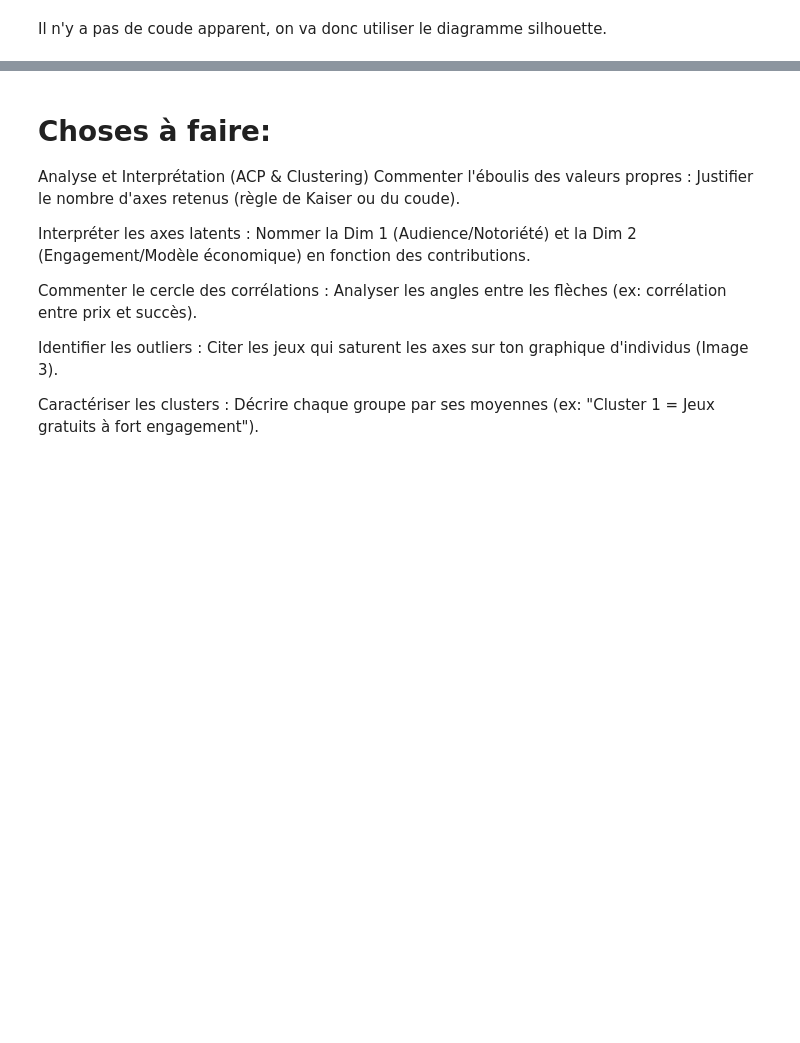
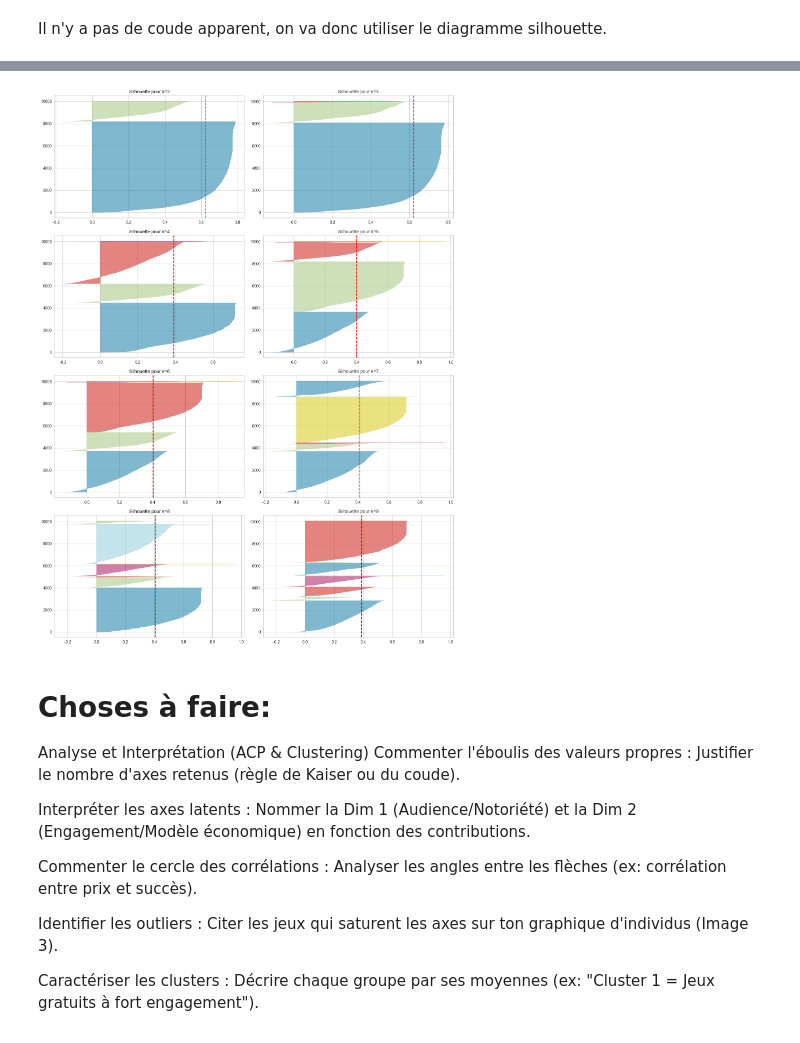
Before and after one commit to Eliott67/Projet_ADD, a Jupyter notebook: projet_ADD.ipynb, the cells around one changed output, grey strips where cells are left out. Saved outputs shown, nothing was run; the diff lists cells and outputs as text; code cells hidden in the pictures; blank space fills up the shorter version.

```diff
--- a/projet_ADD.ipynb
+++ b/projet_ADD.ipynb
@@ -612,3 +629,31 @@ plt.show()
+# %%
+from yellowbrick.cluster import SilhouetteVisualizer
+from sklearn.cluster import KMeans
+import matplotlib.pyplot as plt
+
+pca_features = pca_coords[:, :7]
+
+np.random.seed(42)
+indices = np.random.choice(pca_features.shape[0], 10000, replace=False)
+data_sample = pca_features[indices]
+
+fig, ax = plt.subplots(4, 2, figsize=(15, 20))
+
+for k in range(2, 10):
+    q, mod = divmod(k - 2, 2)
+
+    kmeans = KMeans(n_clusters=k, init='k-means++', n_init=10, max_iter=300, random_state=42)
+
+    visualizer = SilhouetteVisualizer(kmeans, colors='yellowbrick', ax=ax[q][mod], force_model=True)
+
+    visualizer.fit(data_sample)
+
+    ax[q][mod].set_title(f"Silhouette pour k={k}")
+
+plt.tight_layout()
+plt.show()
+# %% [output]
+[figure, added]
 # %% [markdown]
 # Choses à faire:
 
```
Also changed, not shown: parts of 17 cells of this notebook.
